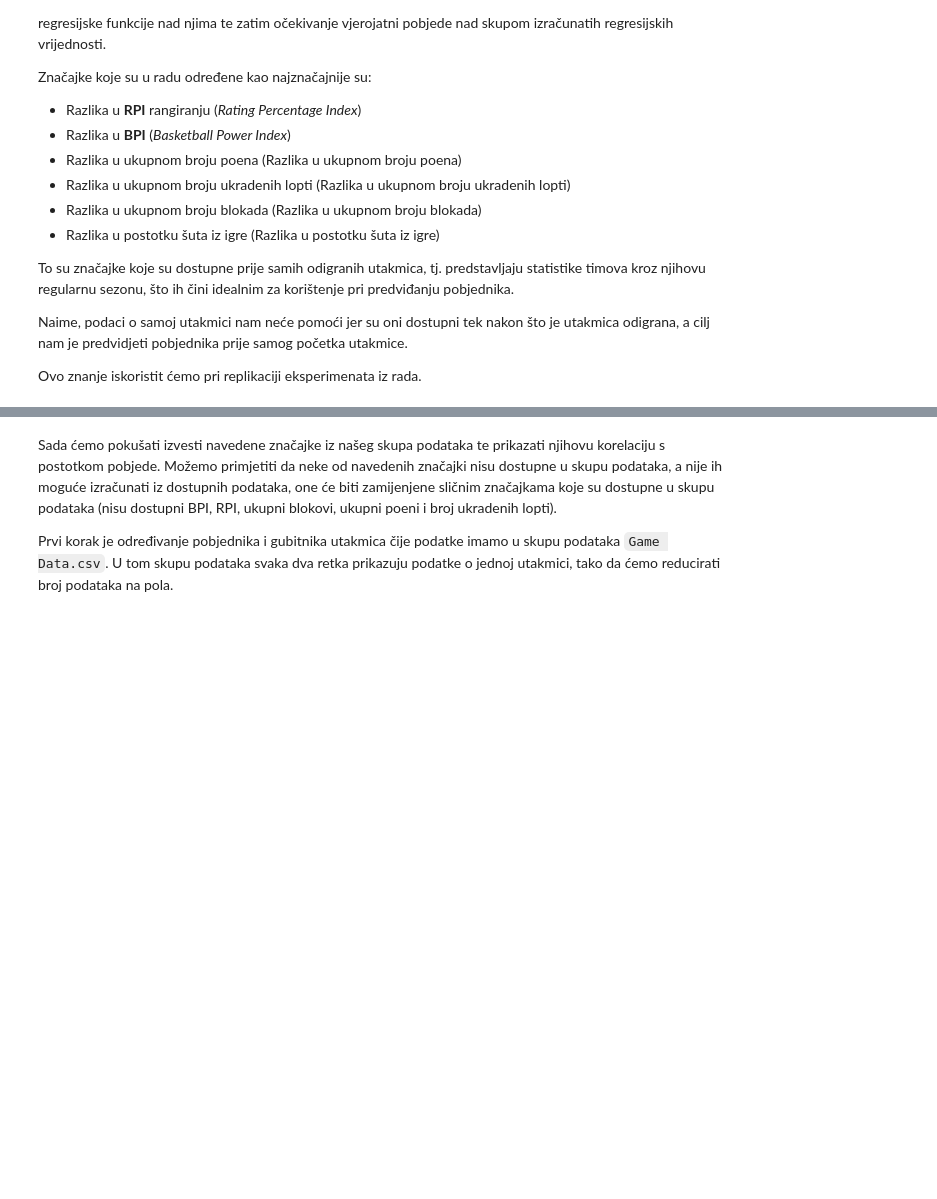
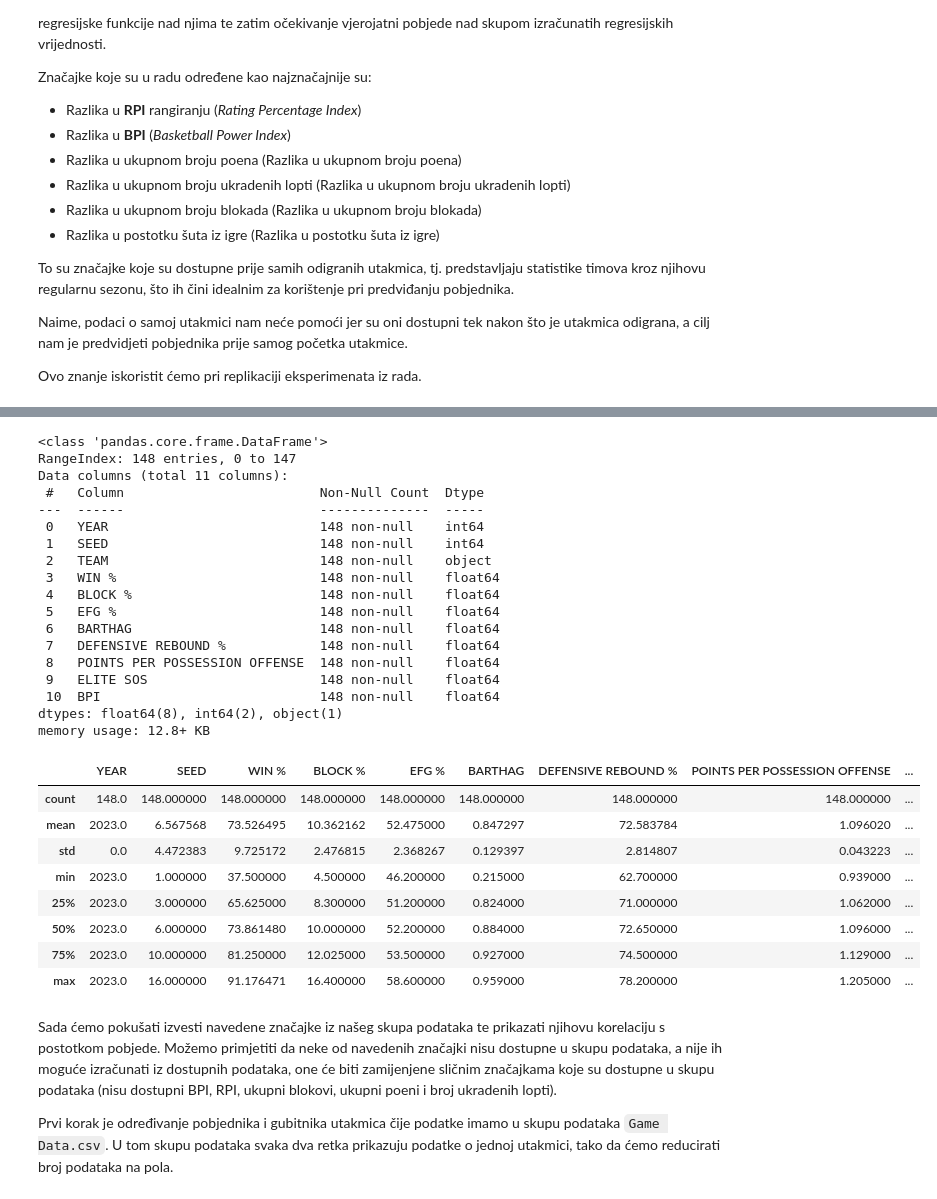
Before and after one commit to babe1304/UZOP-project, a Jupyter notebook: reporoduction_of_experiments.ipynb, the cells around one changed output, grey strips where cells are left out. Cells and saved outputs as stored; diff of their text form; code cells hidden in the pictures; blank space fills up the shorter version.

```diff
--- a/reporoduction_of_experiments.ipynb
+++ b/reporoduction_of_experiments.ipynb
@@ -130,3 +131,36 @@ memory usage: 66.4+ KB
+# %%
+game_data_2023 = game_data_2023.loc[:, ['YEAR', 'SEED', 'TEAM', 'WIN %', 'BLOCK %', 'EFG %', 'BARTHAG', 'DEFENSIVE REBOUND %', 'POINTS PER POSSESSION OFFENSE', 'ELITE SOS','BPI']]
+
+game_data_2023.info()
+game_data_2023.describe()
+# %% [output]
+<class 'pandas.core.frame.DataFrame'>
+RangeIndex: 148 entries, 0 to 147
+Data columns (total 11 columns):
+ #   Column                         Non-Null Count  Dtype
+---  ------                         --------------  -----
+ 0   YEAR                           148 non-null    int64
+ 1   SEED                           148 non-null    int64
+ 2   TEAM                           148 non-null    object
+ 3   WIN %                          148 non-null    float64
+ 4   BLOCK %                        148 non-null    float64
+ 5   EFG %                          148 non-null    float64
+ 6   BARTHAG                        148 non-null    float64
+ 7   DEFENSIVE REBOUND %            148 non-null    float64
+ 8   POINTS PER POSSESSION OFFENSE  148 non-null    float64
+ 9   ELITE SOS                      148 non-null    float64
+ 10  BPI                            148 non-null    float64
+dtypes: float64(8), int64(2), object(1)
+memory usage: 12.8+ KB
+|  | YEAR | SEED | WIN % | BLOCK % | EFG % | BARTHAG | DEFENSIVE REBOUND % | POINTS PER POSSESSION OFFENSE | ... |
+| count | 148.0 | 148.000000 | 148.000000 | 148.000000 | 148.000000 | 148.000000 | 148.000000 | 148.000000 | ... |
+| mean | 2023.0 | 6.567568 | 73.526495 | 10.362162 | 52.475000 | 0.847297 | 72.583784 | 1.096020 | ... |
+| std | 0.0 | 4.472383 | 9.725172 | 2.476815 | 2.368267 | 0.129397 | 2.814807 | 0.043223 | ... |
+| min | 2023.0 | 1.000000 | 37.500000 | 4.500000 | 46.200000 | 0.215000 | 62.700000 | 0.939000 | ... |
+| 25% | 2023.0 | 3.000000 | 65.625000 | 8.300000 | 51.200000 | 0.824000 | 71.000000 | 1.062000 | ... |
+| 50% | 2023.0 | 6.000000 | 73.861480 | 10.000000 | 52.200000 | 0.884000 | 72.650000 | 1.096000 | ... |
+| 75% | 2023.0 | 10.000000 | 81.250000 | 12.025000 | 53.500000 | 0.927000 | 74.500000 | 1.129000 | ... |
+| max | 2023.0 | 16.000000 | 91.176471 | 16.400000 | 58.600000 | 0.959000 | 78.200000 | 1.205000 | ... |
 # %% [markdown]
 Sada ćemo pokušati izvesti navedene značajke iz našeg skupa podataka te prikazati njihovu korelaciju s postotkom pobjede. Možemo primjetiti da neke od navedenih značajki nisu dostupne u skupu podataka, a nije ih moguće izračunati iz dostupnih podataka, one će biti zamijenjene sličnim značajkama koje su dostupne u skupu podataka (nisu dostupni BPI, RPI, ukupni blokovi, ukupni poeni i broj ukradenih lopti).
 
```
Also changed, not shown: parts of 21 cells of this notebook, 1 other file.
